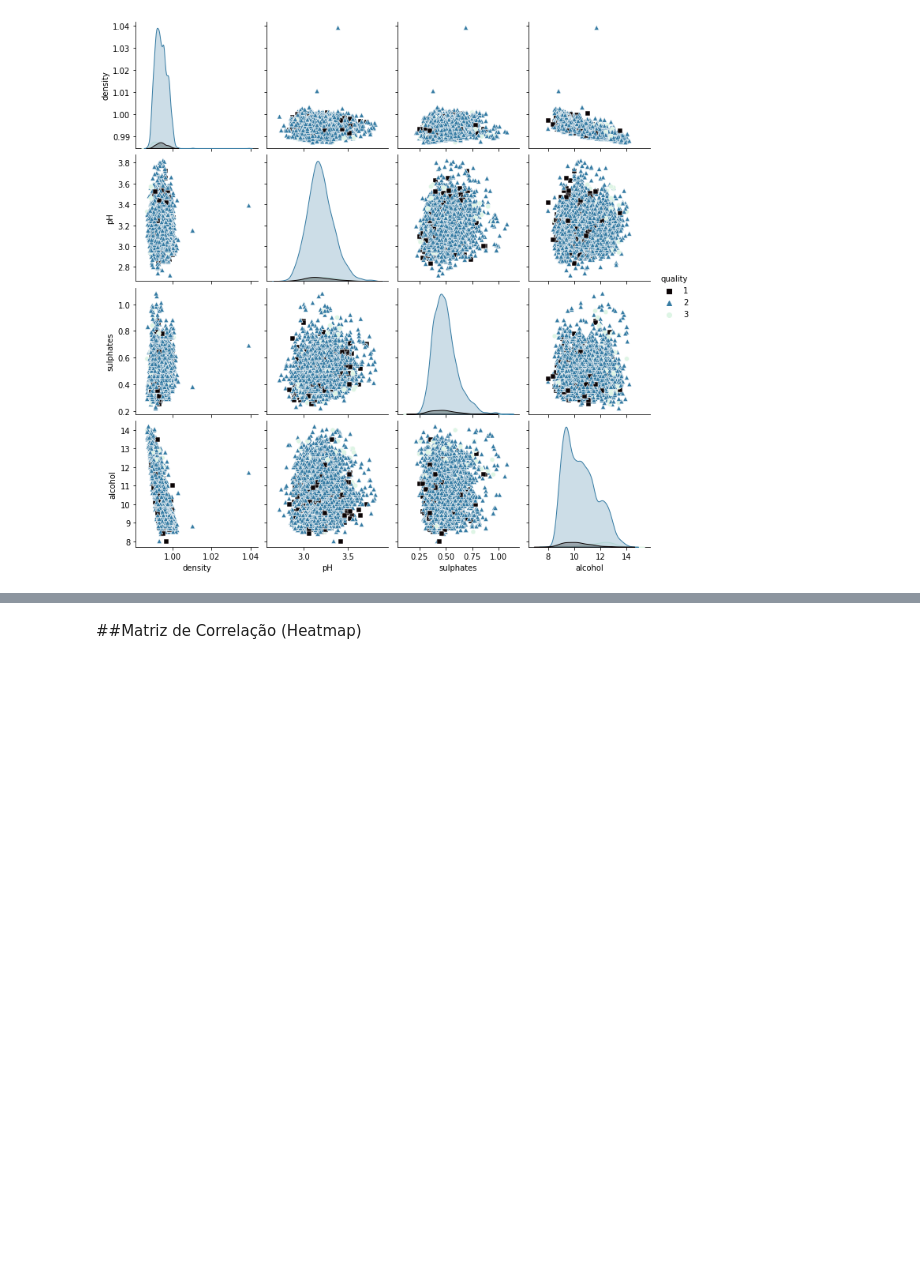
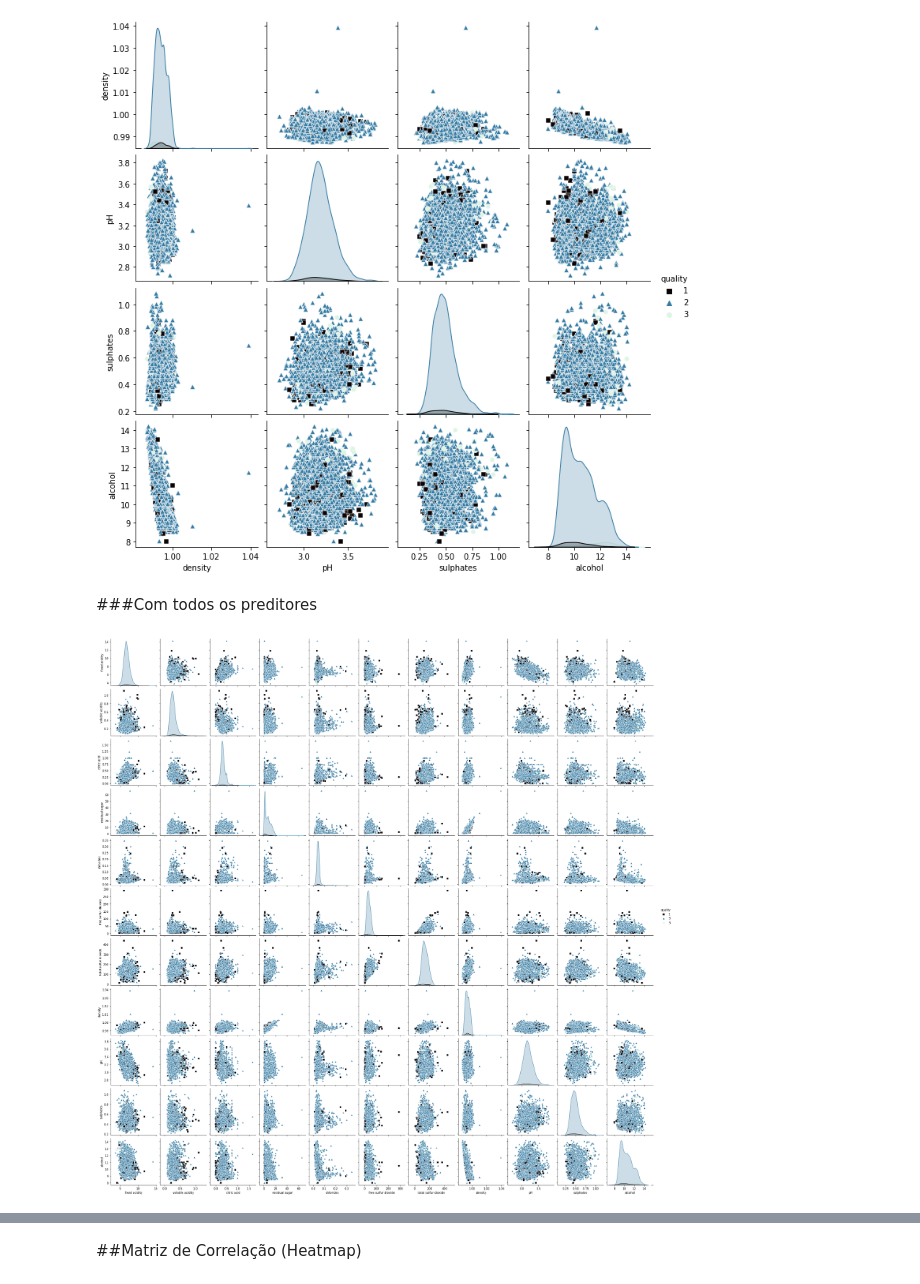
Before and after one commit to Arthurpbezerra/IcaHomework1, a Jupyter notebook: vinho.ipynb, the cells around one changed output, grey strips where cells are left out. Cells and saved outputs as stored; diff of their text form; code cells hidden in the pictures; blank space fills up the shorter version.

Commit message:
Acrescentando a análise bi variada com todos os preditores; Adicionando o PCA e seu plot

```diff
--- a/vinho.ipynb
+++ b/vinho.ipynb
@@ -810,4 +768,12 @@ sns.pairplot(vinho_b2, kind="scatter", hue="quality", markers= ["s","^","o"],pal
 plt.show()
 # %% [output]
 [figure]
+# %% [markdown]
+###Com todos os preditores
+# %%
+
+sns.pairplot(vinho_b, kind="scatter", hue="quality", markers= ["s","^","o"],palette="mako")
+plt.show()
+# %% [output]
+[figure, added]
 # %% [markdown]
```
Also changed, not shown: parts of 31 cells of this notebook.
